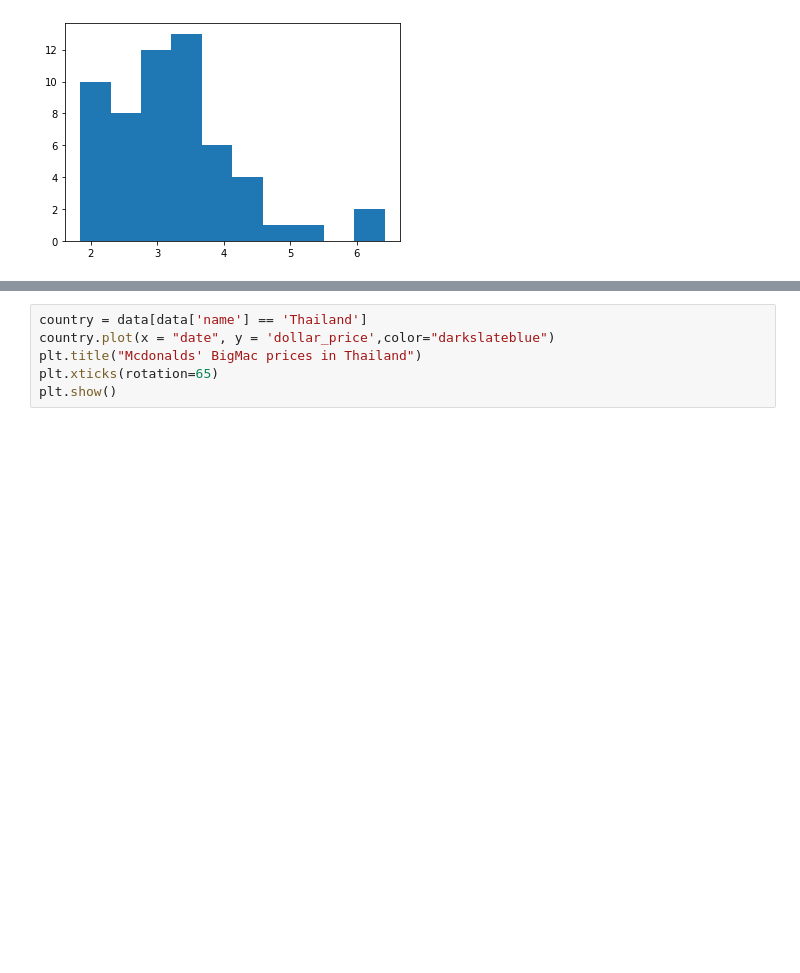
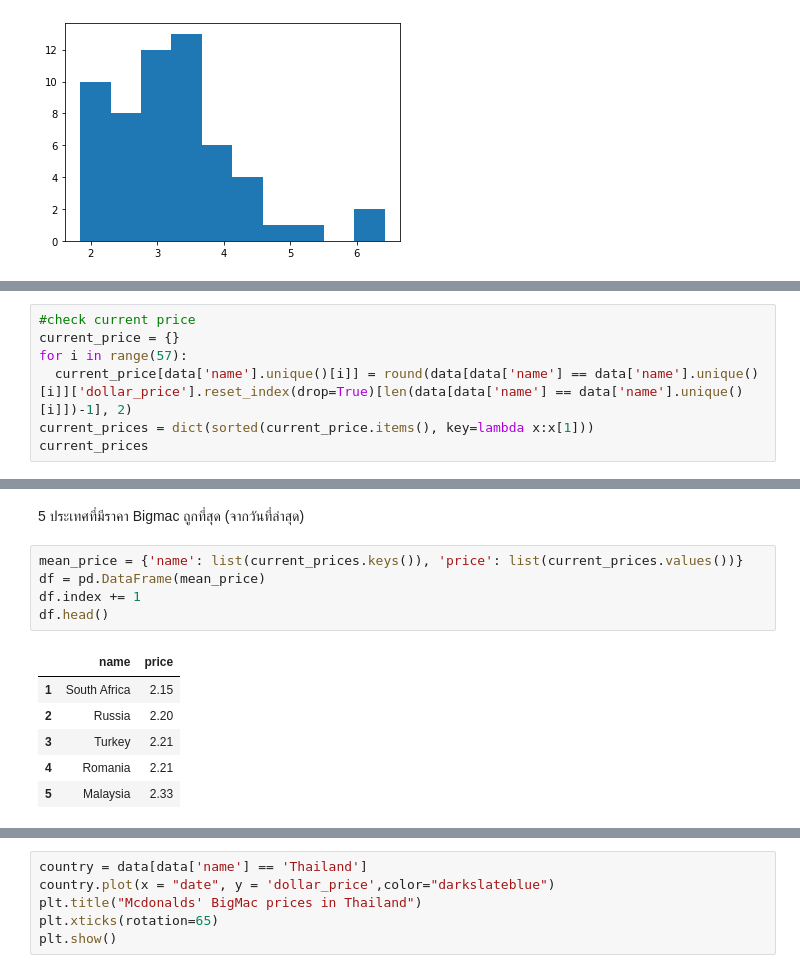
Before and after one commit to MeepoohVP/student_score, a Jupyter notebook: bigmac.ipynb, the cells around one changed output, grey strips where cells are left out. Saved outputs shown, nothing was run; the diff lists cells and outputs as text; blank space fills up the shorter version.

```diff
--- a/bigmac.ipynb
+++ b/bigmac.ipynb
@@ -92,0 +98,7 @@ data[data['name'] == data['name'].unique()[2]]['dollar_price'].mean()
+# %%
+#check current price
+current_price = {}
+for i in range(57):
+  current_price[data['name'].unique()[i]] = round(data[data['name'] == data['name'].unique()[i]]['dollar_price'].reset_index(drop=True)[len(data[data['name'] == data['name'].unique()[i]])-1], 2)
+current_prices = dict(sorted(current_price.items(), key=lambda x:x[1]))
+current_prices
@@ -92,0 +123,14 @@ data[data['name'] == data['name'].unique()[2]]['dollar_price'].mean()
+# %% [markdown]
+5 ประเทศที่มีราคา Bigmac ถูกที่สุด (จากวันที่ล่าสุด)
+# %%
+mean_price = {'name': list(current_prices.keys()), 'price': list(current_prices.values())}
+df = pd.DataFrame(mean_price)
+df.index += 1
+df.head()
+# %% [output]
+|  | name | price |
+| 1 | South Africa | 2.15 |
+| 2 | Russia | 2.20 |
+| 3 | Turkey | 2.21 |
+| 4 | Romania | 2.21 |
+| 5 | Malaysia | 2.33 |
```
Also changed, not shown: parts of 8 cells of this notebook.
